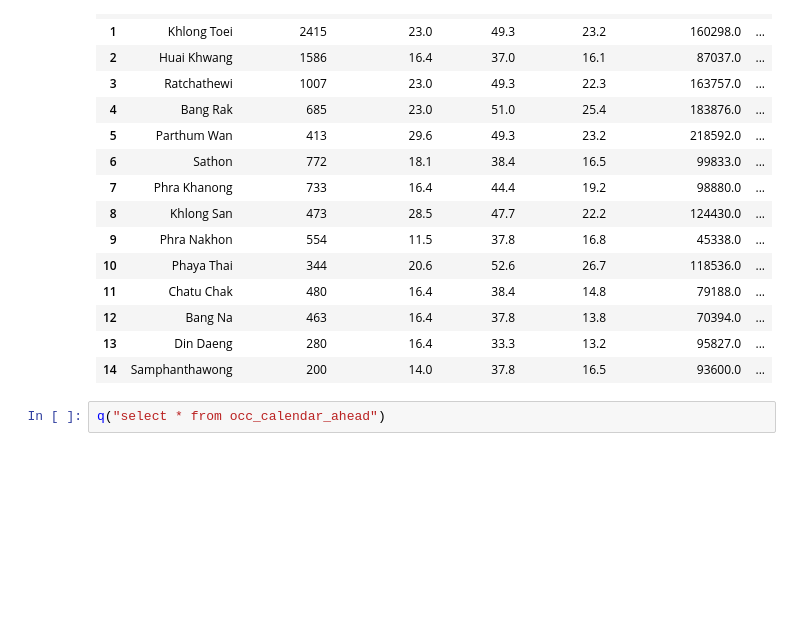
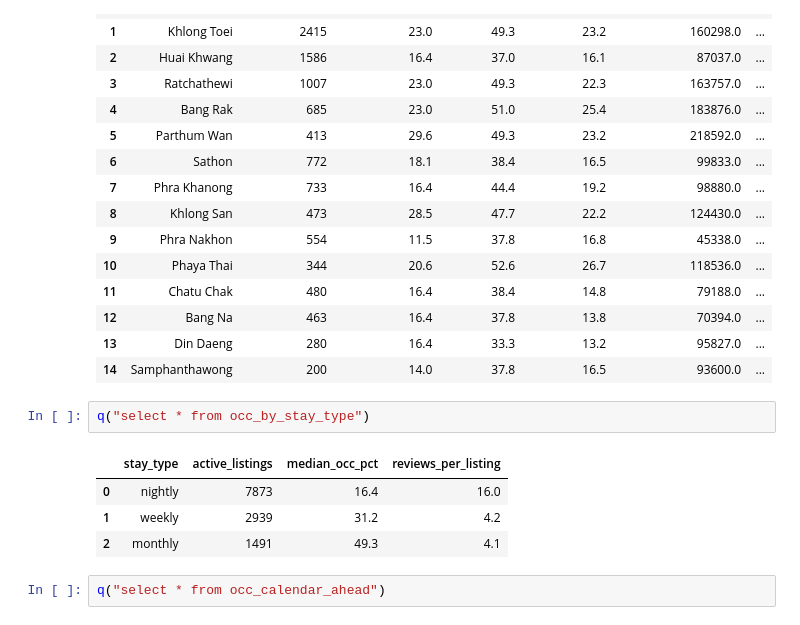
Before and after one commit to OmidAkrami/bangkok-airbnb-data-useful-for-travel-investment, a Jupyter notebook: notebooks/bangkok_airbnb_sql.ipynb, the cells around one changed output. Cells and saved outputs as stored; diff of their text form; blank space fills up the shorter version.

```diff
--- a/notebooks/bangkok_airbnb_sql.ipynb
+++ b/notebooks/bangkok_airbnb_sql.ipynb
@@ -910,6 +927,13 @@ q("select * from occ_by_district limit 15")
 | 12 | Bang Na | 463 | 16.4 | 37.8 | 13.8 | 70394.0 | ... |
 | 13 | Din Daeng | 280 | 16.4 | 33.3 | 13.2 | 95827.0 | ... |
 | 14 | Samphanthawong | 200 | 14.0 | 37.8 | 16.5 | 93600.0 | ... |
+# %%
+q("select * from occ_by_stay_type")
+# %% [output]
+|  | stay_type | active_listings | median_occ_pct | reviews_per_listing |
+| 0 | nightly | 7873 | 16.4 | 16.0 |
+| 1 | weekly | 2939 | 31.2 | 4.2 |
+| 2 | monthly | 1491 | 49.3 | 4.1 |
 # %%
 q("select * from occ_calendar_ahead")
 # %% [output]
```
Also changed, not shown: parts of 12 cells of this notebook, 20 other files.
